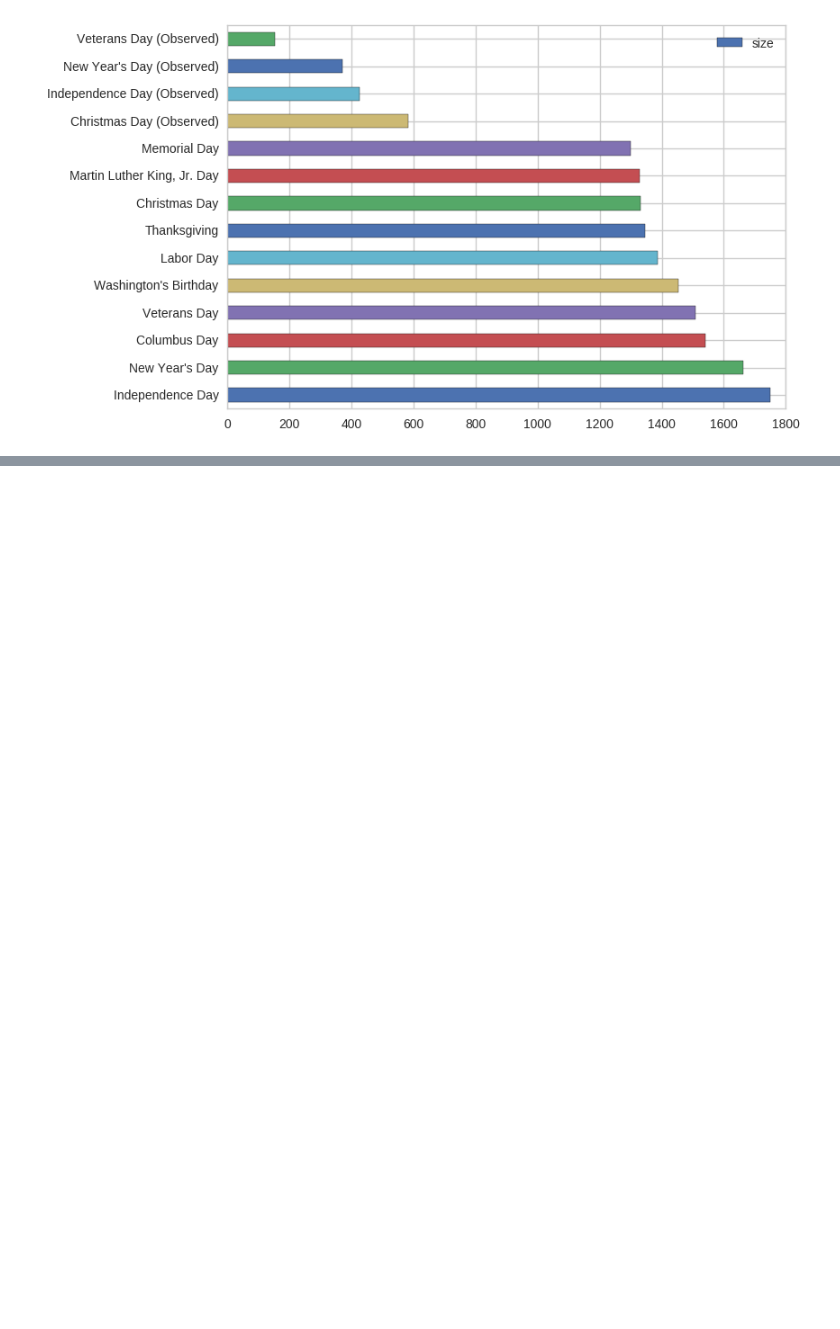
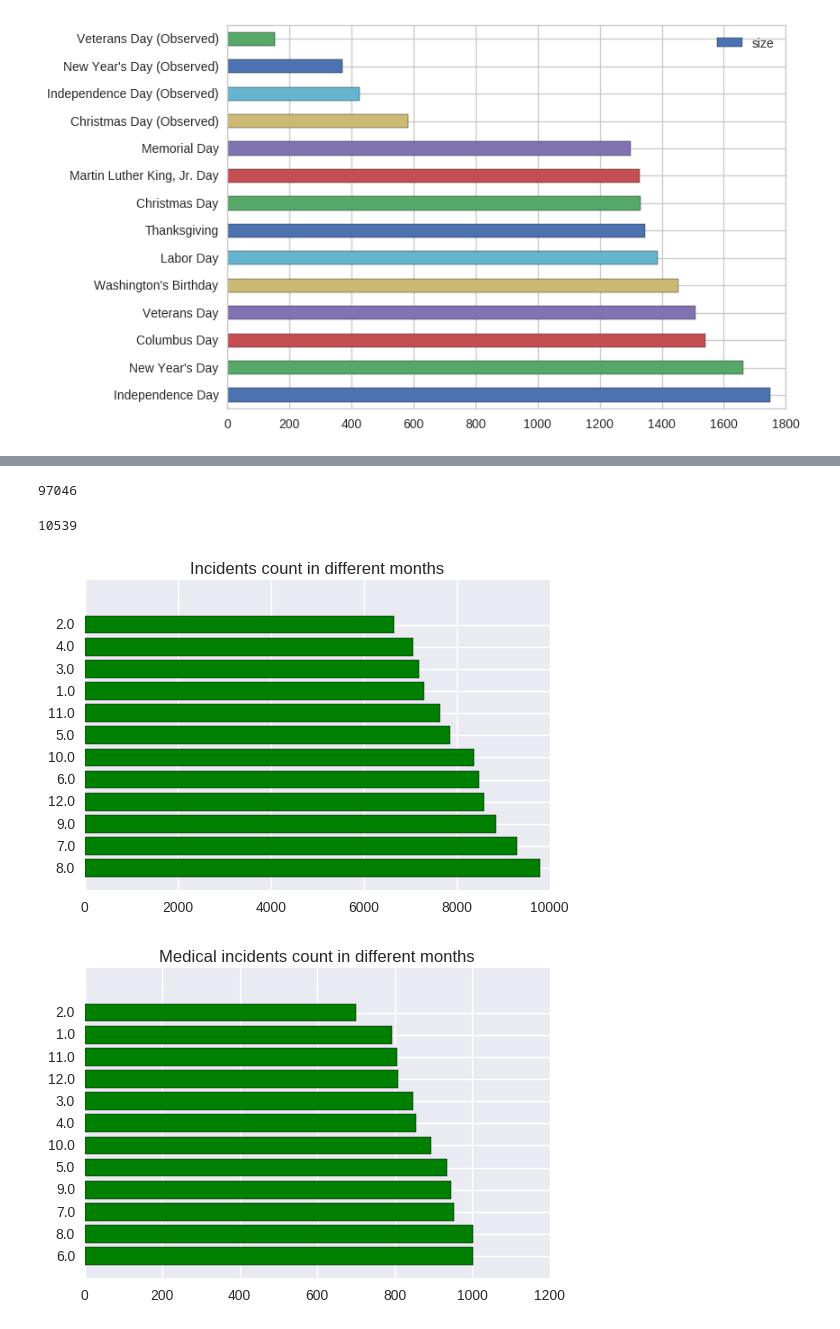
Before and after one commit to hackoregon/emergency-response, a Jupyter notebook: notebooks/time_rollup.ipynb, the cells around one changed output, grey strips where cells are left out. Drawn from its saved outputs; the diff is of its cells as text; code cells hidden in the pictures; blank space fills up the shorter version.

Commit message:
update rollup table
medical incident records joined in

```diff
--- a/notebooks/time_rollup.ipynb
+++ b/notebooks/time_rollup.ipynb
@@ -274,0 +300,2 @@ holidayrank_df.plot(holidayrank.index.values, "size", kind="barh", color=sns.col
+# %%
+df3 = pquery(QUERY3)
@@ -274,0 +340,50 @@ holidayrank_df.plot(holidayrank.index.values, "size", kind="barh", color=sns.col
+# %%
+# drop duplicates in 'incident_id'
+# the total row number (97046) is much smaller than df1 (545037). I guess it is due to the inner join-- some records
+# don't have the incsitfound_id or inssitfoundsub_id.
+df3 =df3.drop_duplicates('incident_id', keep=False)
+len(df3)
+# %% [output]
+97046
+# %%
+df3_ = df3.loc[df3['incsitfoundclass_id']==3]
+len(df3_)
+# %% [output]
+10539
+# %%
+df3_ = df3.loc[df3['incsitfoundclass_id']==3]
+
+monthrank2 = df3.groupby(['month']).size().to_frame('size')
+monthrank2.sort_values('size', ascending=False, inplace=True)
+
+monthrank3 = df3_.groupby(['month']).size().to_frame('size')
+monthrank3.sort_values('size', ascending=False, inplace=True)
+
+fig5, ax5= plt.subplots()
+fig6, ax6= plt.subplots()
+
+# Example data
+y_pos5 = np.arange(1,len(monthrank2)+1)
+
+ax5.barh(y_pos5, monthrank2['size'], align='center',
+        color='green')
+ax5.set_yticks(y_pos5)
+ax5.set_yticklabels(monthrank2.index.values)
+
+#ax.set_xlabel('Performance')
+ax5.set_title('Incidents count in different months')
+
+
+ax6.barh(y_pos5, monthrank3['size'], align='center',
+        color='green')
+ax6.set_yticks(y_pos5)
+ax6.set_yticklabels(monthrank3.index.values)
+
+#ax.set_xlabel('Performance')
+ax6.set_title('Medical incidents count in different months')
+
+
+plt.show()
+# %% [output]
+[figure, added]
+[figure, added]
```
Also changed, not shown: parts of 5 cells of this notebook.
